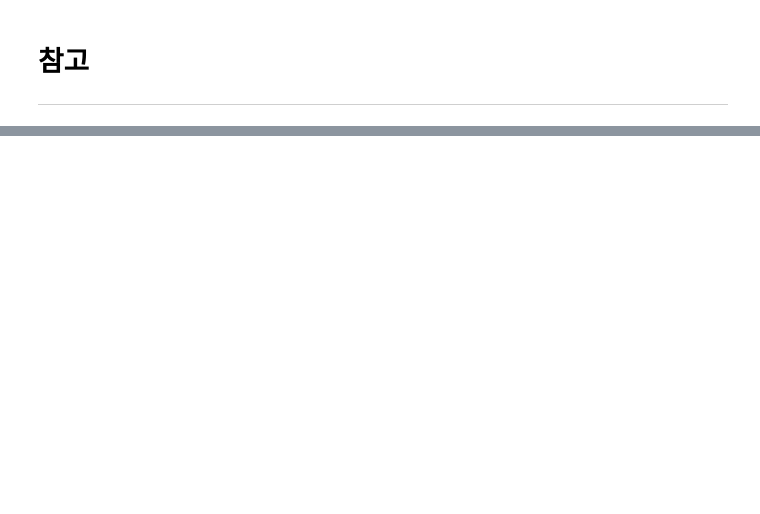
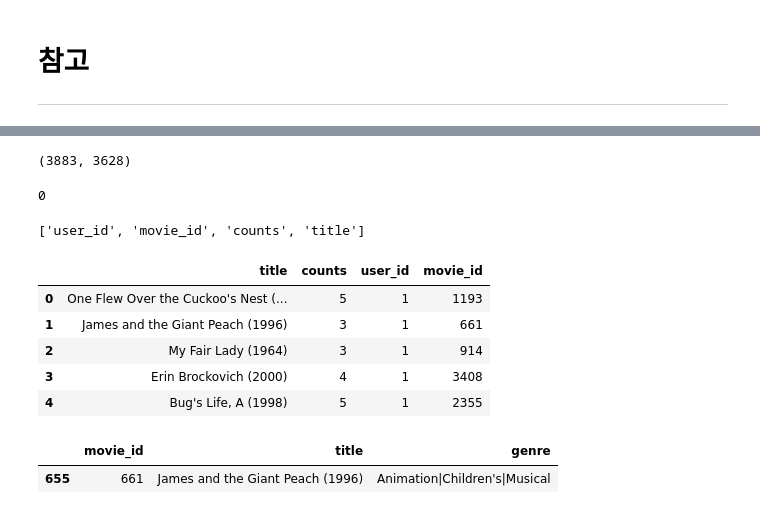
Before and after one commit to jujemu/Aiffel, a Jupyter notebook: EX/Ex-15/[Ex_15]Recommend.ipynb, the cells around one changed output, grey strips where cells are left out. Saved outputs shown, nothing was run; the diff lists cells and outputs as text; code cells hidden in the pictures; blank space fills up the shorter version.

```diff
--- a/EX/Ex-15/[Ex_15]Recommend.ipynb
+++ b/EX/Ex-15/[Ex_15]Recommend.ipynb
@@ -113,0 +295,10 @@ http://dl.moazine.com/viewer/index.asp?libraryid=9MtJb2T3nzH3yk7c212iu821DPFsY2E
+# %%
+# ratings 컬럼의 이름을 counts로 바꿉니다.
+ratings.rename(columns={'ratings':'counts'}, inplace=True)
+# %%
+# 영화 제목을 보기 위해 메타 데이터를 읽어옵니다.
+# 메타 데이터란, 다른 데이터의 정보가 들어있는 데이터
+movie_file_path = path + '/ml-1m/movies.dat'
+cols = ['movie_id', 'title', 'genre']
+movies = pd.read_csv(movie_file_path, sep='::', names=cols, engine='python', encoding='ISO-8859-1')
+movies.head()
@@ -113,0 +339,12 @@ http://dl.moazine.com/viewer/index.asp?libraryid=9MtJb2T3nzH3yk7c212iu821DPFsY2E
+# %%
+# 다음의 값으로 완전히 동일하지 않은 것으로 보이며
+# ratings movie_id가 movies에 존재하는 것만 확인하면 된다.
+len(m), len(r)
+# %% [output]
+(3883, 3628)
+# %%
+# ratings의 영화가 movies에 모두 있는 것을 확인
+mask = ratings['movie_id'].isin(m)
+mask[mask == False].sum()
+# %% [output]
+0
@@ -113,0 +355,22 @@ http://dl.moazine.com/viewer/index.asp?libraryid=9MtJb2T3nzH3yk7c212iu821DPFsY2E
+# %%
+ls = ratings.columns.to_list()
+ls
+# %% [output]
+['user_id', 'movie_id', 'counts', 'title']
+# %%
+ls = ['title', 'counts', 'user_id','movie_id']
+ratings = ratings[ls]
+ratings.head()
+# %% [output]
+|  | title | counts | user_id | movie_id |
+| 0 | One Flew Over the Cuckoo's Nest (... | 5 | 1 | 1193 |
+| 1 | James and the Giant Peach (1996) | 3 | 1 | 661 |
+| 2 | My Fair Lady (1964) | 3 | 1 | 914 |
+| 3 | Erin Brockovich (2000) | 4 | 1 | 3408 |
+| 4 | Bug's Life, A (1998) | 5 | 1 | 2355 |
+# %%
+# 제대로 title 데이터 삽입이 됐는지 확인합니다.
+movies[movies['movie_id'] == 661]
+# %% [output]
+|  | movie_id | title | genre |
+| 655 | 661 | James and the Giant Peach (1996) | Animation|Children's|Musical |
```
Also changed, not shown: parts of 72 cells of this notebook.
